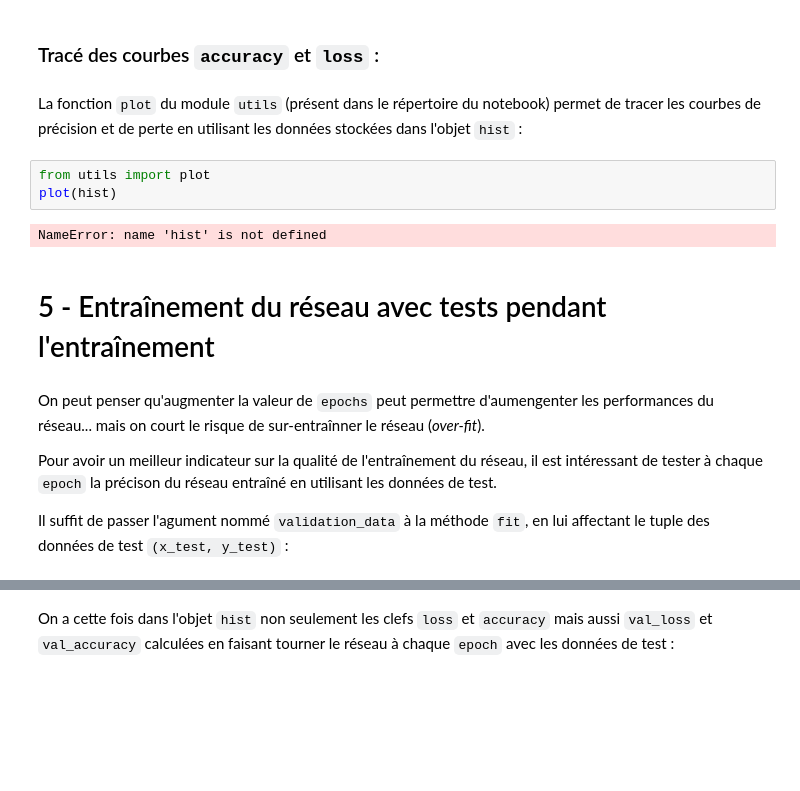
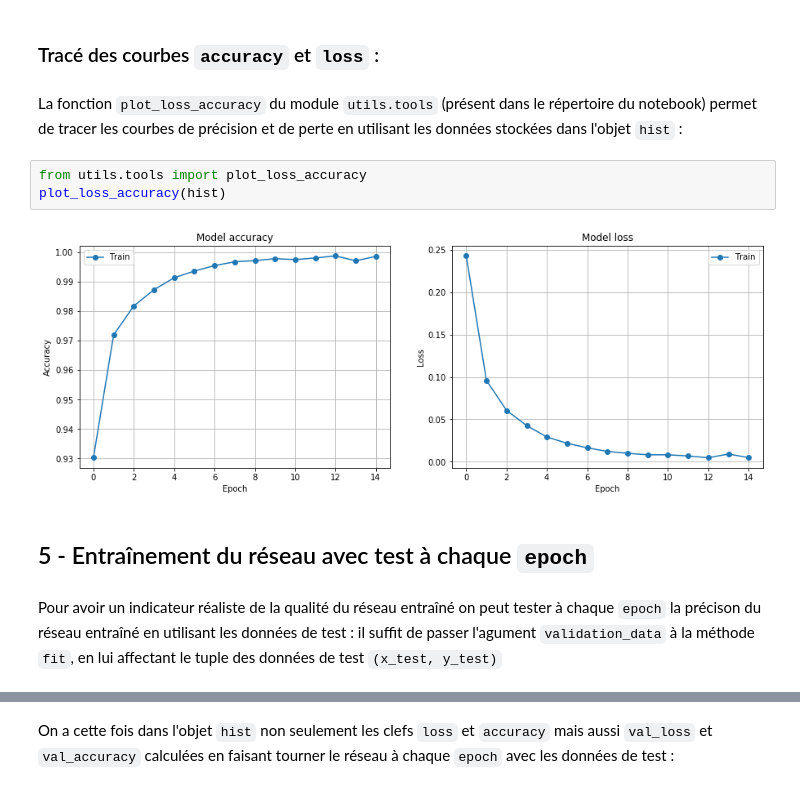
Before and after one commit to cjlux/mnist_tf2, a Jupyter notebook: TP1_MNIST_dense.ipynb, the cells around one changed output, grey strips where cells are left out. Cells and saved outputs as stored; diff of their text form; blank space fills up the shorter version.

```diff
--- a/TP1_MNIST_dense.ipynb
+++ b/TP1_MNIST_dense.ipynb
@@ -445,20 +465,16 @@ hist.history['accuracy']
 # %% [markdown]
 ### Tracé des courbes `accuracy` et `loss` :
 # %% [markdown]
-La fonction `plot` du module `utils` (présent dans le répertoire du notebook) permet de tracer les courbes de précision et de perte en utilisant les données stockées dans l'objet `hist` :
+La fonction `plot_loss_accuracy` du module `utils.tools` (présent dans le répertoire du notebook) permet de tracer les courbes de précision et de perte en utilisant les données stockées dans l'objet `hist` :
 # %%
-from utils import plot
-plot(hist)
+from utils.tools import plot_loss_accuracy
+plot_loss_accuracy(hist)
 # %% [output]
-NameError: name 'hist' is not defined
+[figure, added]
 # %% [markdown]
-# 5 - Entraînement du réseau avec tests pendant l'entraînement
+## 5 - Entraînement du réseau avec test à chaque `epoch`
 # %% [markdown]
-On peut penser qu'augmenter la valeur de `epochs` peut permettre d'aumengenter les performances du réseau... mais on court le risque de sur-entraînner le réseau (*over-fit*).
-
-Pour avoir un meilleur indicateur sur la qualité de l'entraînement du réseau, il est intéressant de tester à chaque `epoch` la précison du réseau entraîné en utilisant les données de test.
-
-Il suffit de passer l'agument nommé `validation_data` à la méthode `fit`, en lui affectant le tuple des données de test `(x_test, y_test)` :
+Pour avoir un indicateur réaliste de la qualité du réseau entraîné on peut tester à chaque `epoch` la précison du réseau entraîné en utilisant les données de test : il suffit de passer l'agument `validation_data` à la méthode `fit`, en lui affectant le tuple des données de test `(x_test, y_test)`
 # %%
 model.load_weights("weights/initial")
 
```
Also changed, not shown: parts of 117 cells of this notebook, 16 other files.
